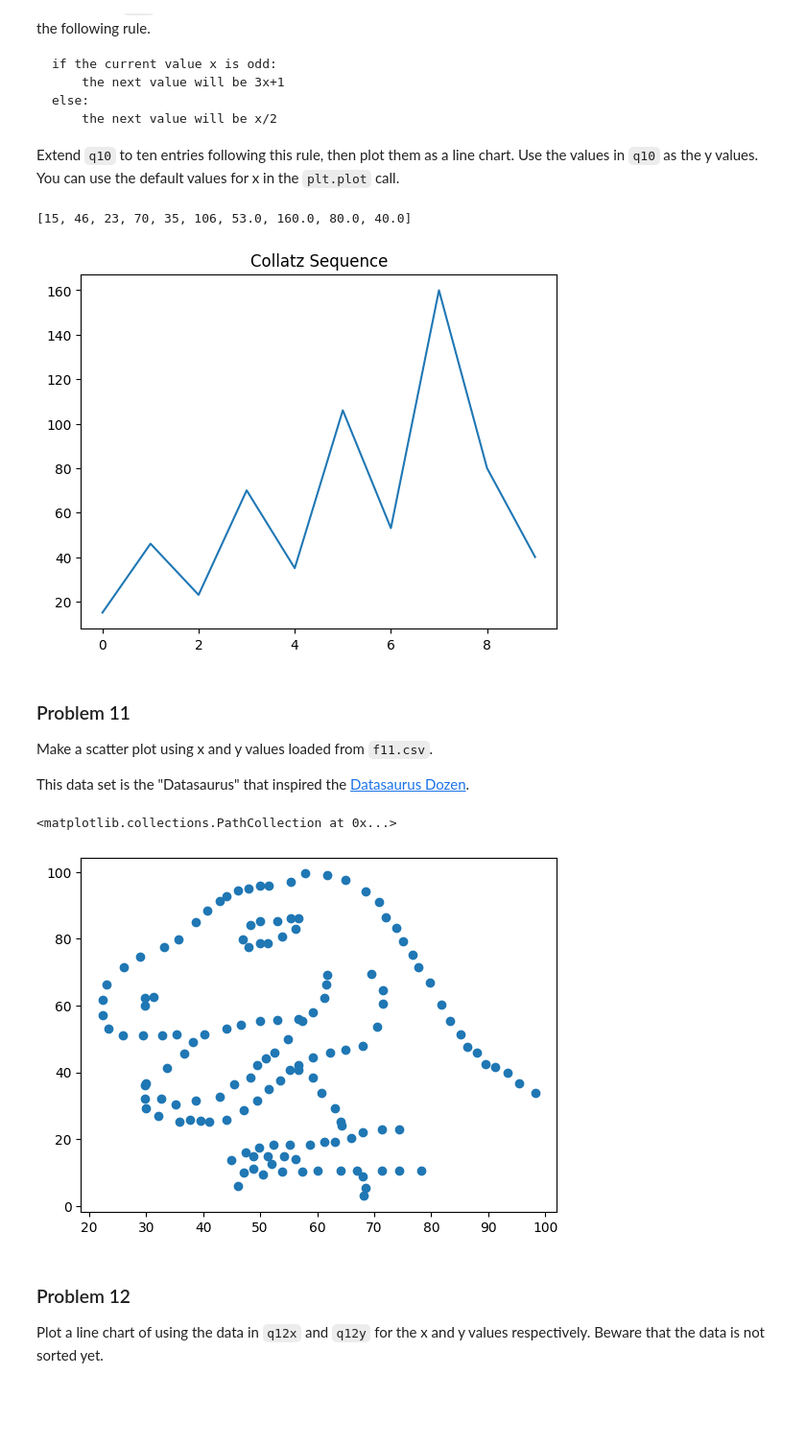
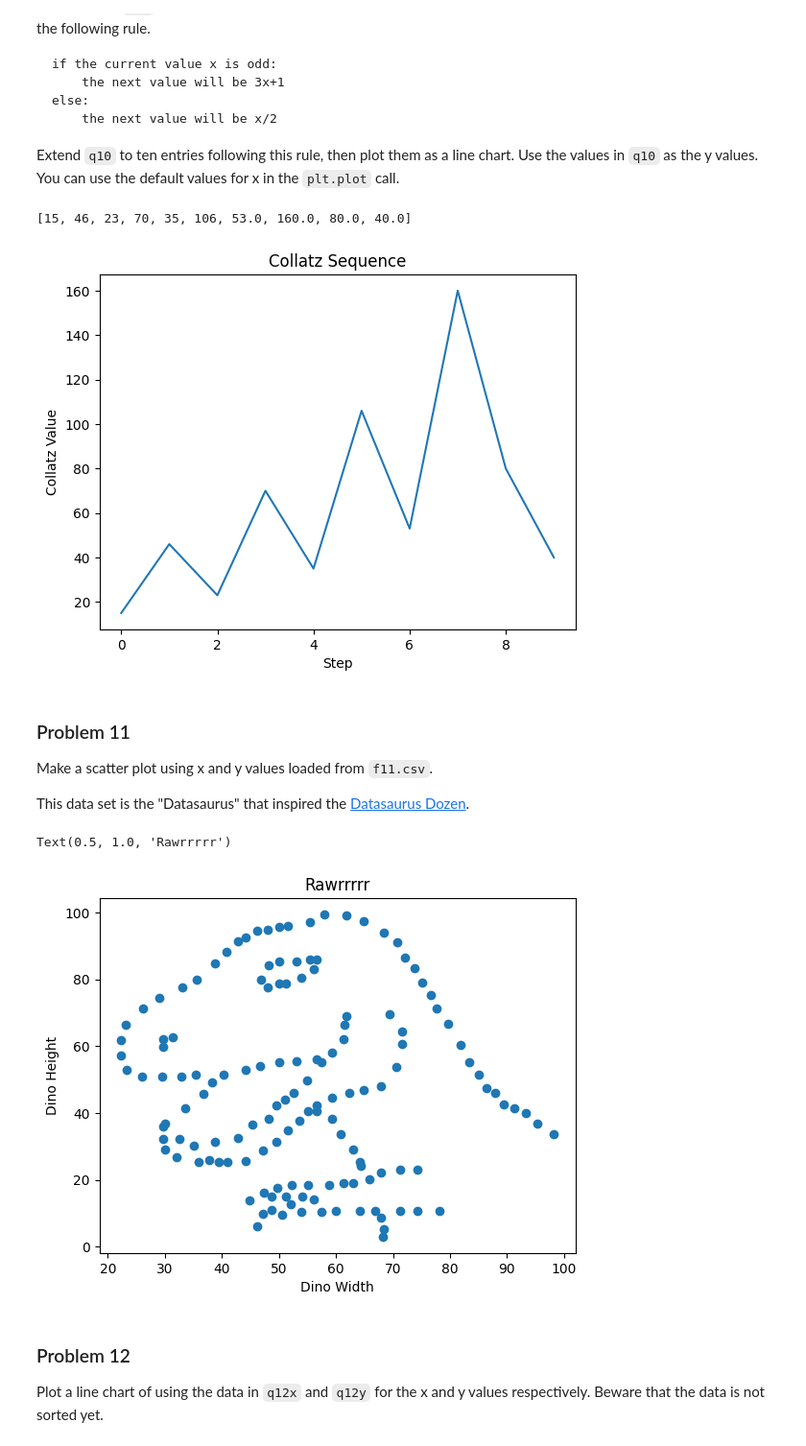
Before and after one commit to mmorebugit/dx602-homework-05, a Jupyter notebook: homework.ipynb, the cells around one changed output. Shown at 96% size. Drawn from its saved outputs; the diff is of its cells as text; code cells hidden in the pictures; blank space fills up the shorter version.

Commit message:
adding labels and titles to charts

```diff
--- a/homework.ipynb
+++ b/homework.ipynb
@@ -296,11 +296,13 @@ while len(q10)<10:
 
 plt.plot(q10)
 plt.title("Collatz Sequence")
+plt.xlabel("Step")
+plt.ylabel("Collatz Value")
 
 q10
 # %% [output]
 [15, 46, 23, 70, 35, 106, 53.0, 160.0, 80.0, 40.0]
-[figure, old version]
+[figure, new version]
 # %% [markdown]
 ### Problem 11
 
@@ -310,23 +312,26 @@ This data set is the "Datasaurus" that inspired the [Datasaurus Dozen](https://w
 # %%
 # YOUR CHANGES HERE
 
 import csv
 
 with open("f11.csv") as f11:
     f11_reader = csv.DictReader(f11, delimiter=',')
     f11_data = list(f11_reader)
 
 for row in f11_data:
     row['x'] = float(row['x'])
     row['y'] = float(row['y'])
 
 plot_x = [row['x'] for row in f11_data]
 plot_y = [row['y'] for row in f11_data]
 
 plt.scatter(plot_x,plot_y)
+plt.xlabel("Dino Width")
+plt.ylabel("Dino Height")
+plt.title("Rawrrrrr")
 # %% [output]
-<matplotlib.collections.PathCollection at 0x...>
+Text(0.5, 1.0, 'Rawrrrrr')
-[figure, old version]
+[figure, new version]
 # %% [markdown]
 ### Problem 12
 
```
Also changed, not shown: parts of 3 cells of this notebook.
